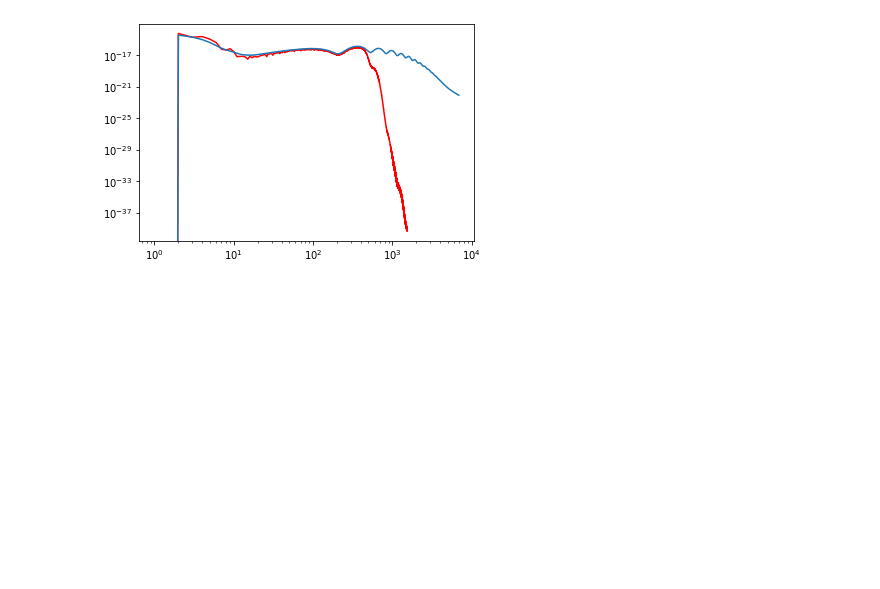
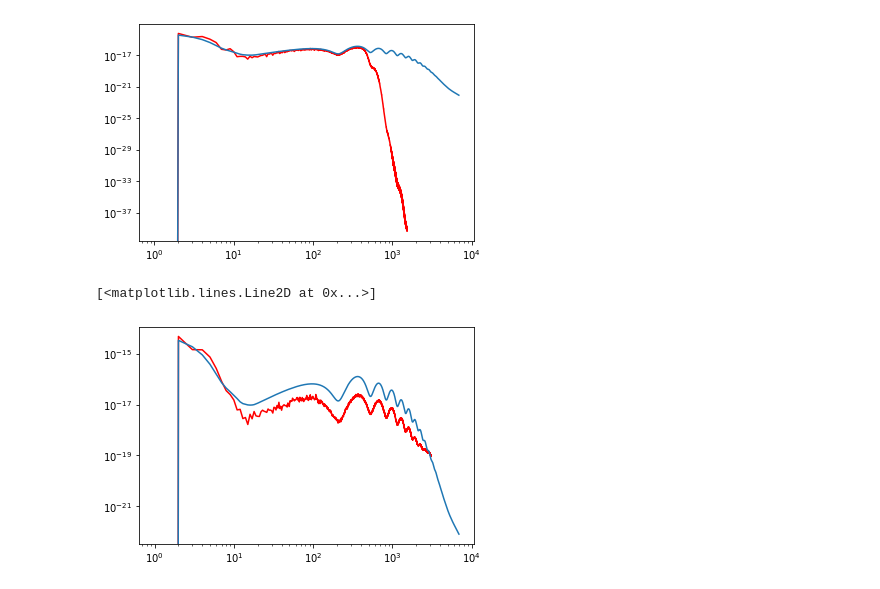
Before and after one commit to litebird/LBxS4, a Jupyter notebook: Notebooks/LB_nilc.ipynb, the cells around one changed output. Cells and saved outputs as stored; diff of their text form; code cells hidden in the pictures; blank space fills up the shorter version.

```diff
--- a/Notebooks/LB_nilc.ipynb
+++ b/Notebooks/LB_nilc.ipynb
@@ -89,0 +98,22 @@ s4_E,s4_B = cs.cninv.cnfilter_freq(2,1,s4.nside,s4.lmax,cl_len[1:3,:s4.lmax+1],s
+# %%
+lbs4_ninv = np.zeros((2,2,hp.nside2npix(s4.nside)))
+lbs4_ninv[:,0,:] = hp.ud_grade(lb.nilc_mask,s4.nside) *s4.nilc_mask
+lbs4_ninv[:,1,:] = hp.ud_grade(lb.nilc_mask,s4.nside) *s4.nilc_mask
+# %%
+lbs4_QU = np.zeros((2,2,hp.nside2npix(s4.nside)))
+lbs4_QU[0,0,:], lbs4_QU[1,0,:] =  hp.ud_grade(lb_qu,s4.nside)*lbs4_ninv[:,1,:][1]
+lbs4_QU[0,1,:], lbs4_QU[1,1,:] = ro_s4_qu*lbs4_ninv[:,1,:][1]
+lbs4_QU = lbs4_QU/Tcmb
+# %%
+lbs4_ne = np.zeros((2,2,s4.lmax+1))
+lbs4_ne[0,0,:] = utils.cli(lb_ne if lb.lmax == s4.lmax else np.append(lb_ne,np.ones(s4.lmax-lb.lmax)*lb_ne[-1]))
+lbs4_ne[0,1,:] = utils.cli(s4_ne)
+# %%
+lbs4_E,lbs4_B = cs.cninv.cnfilter_freq(2,2,s4.nside,s4.lmax,cl_len[1:3,:s4.lmax+1],lbs4_Bl, lbs4_ninv,lbs4_QU,chn=1,itns=[1000],filter="W",
+                                        eps=[1e-4],ro=10,inl=lbs4_ne,stat='stat.txt')
+# %%
+plt.loglog(cs.utils.alm2cl(s4.lmax,lbs4_E),label='LB',c='r')
+plt.loglog(cl_len[1,:])
+# %% [output]
+[<matplotlib.lines.Line2D at 0x...>]
+[figure, added]
```
Also changed, not shown: parts of 6 cells of this notebook, 2 other files.
